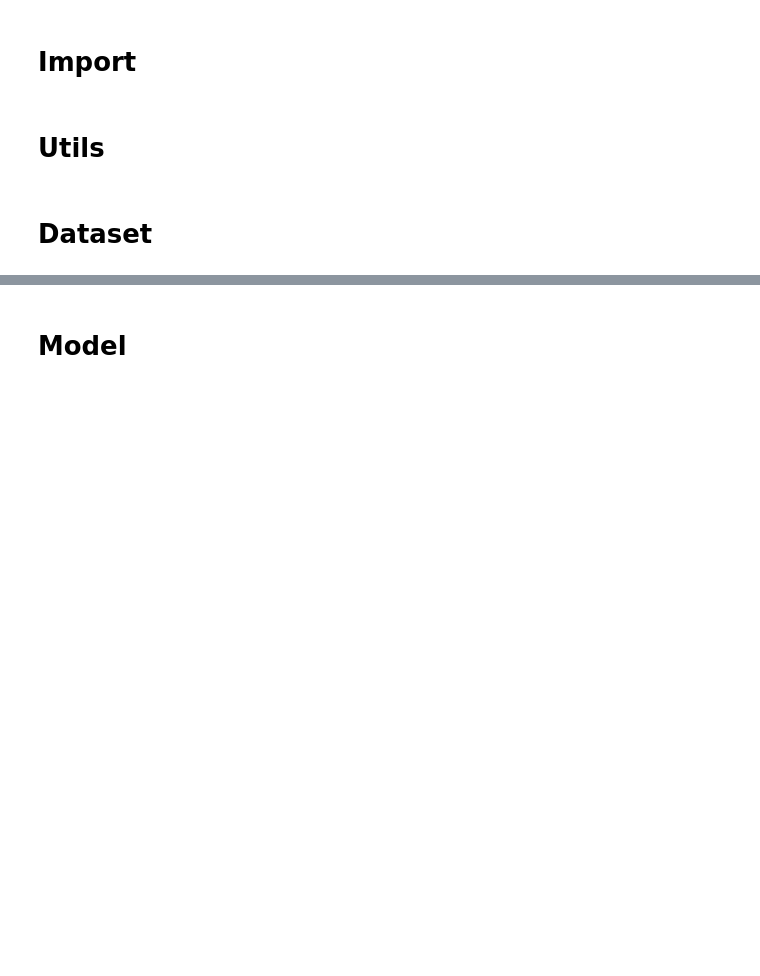
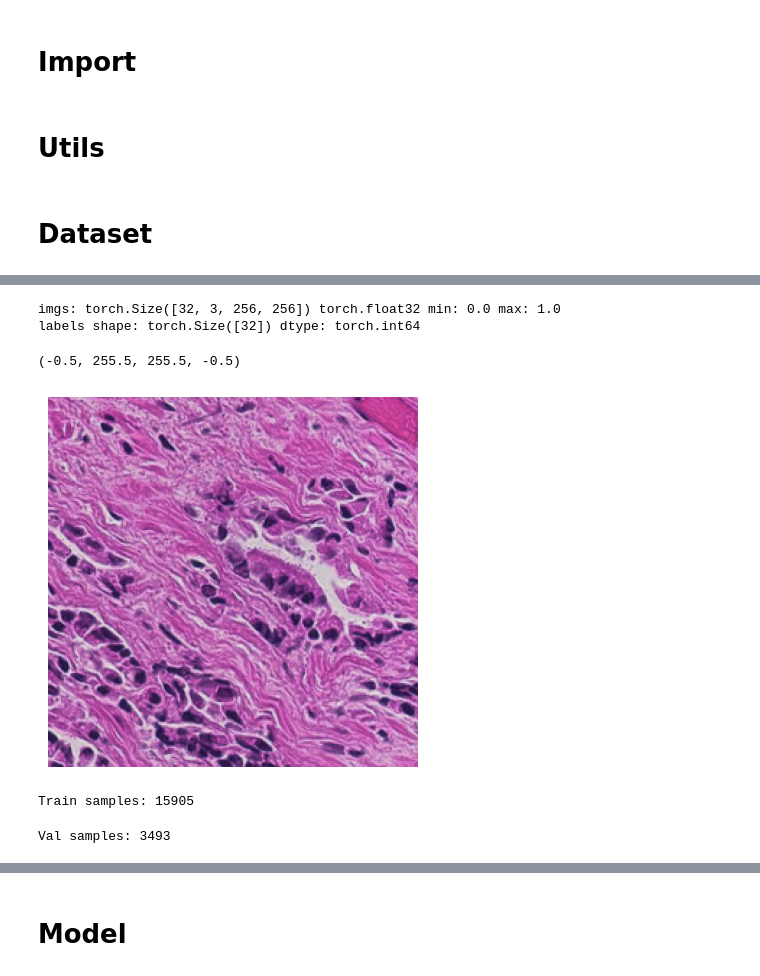
Before and after one commit to amirkasaei/MS-RGCN-Plus, a Jupyter notebook: feature_extractor_6class/ResNet.ipynb, the cells around one changed output, grey strips where cells are left out. Cells and saved outputs as stored; diff of their text form; code cells hidden in the pictures; blank space fills up the shorter version.

Commit message:
feature extractor training

```diff
--- a/feature_extractor_6class/ResNet.ipynb
+++ b/feature_extractor_6class/ResNet.ipynb
@@ -29,13 +29,18 @@ elif fold == 'fold3':
 # else:
 #     assert False 'Please choose the correct fold! - {"fold1", "fold2", "fold3"}'
 
-# model_results_path = 'model/' + str(magnification) + '/' + fold + '/aug_model'
-model_results_path = 'MS-RGCN-Plus/models/model_VPC/' + str(magnification) + '/' + fold + '/256_aug_model'
+# NEW: path to labels CSV + soft/hard label switch
+labels_csv = "../data/VPC/patch_labels_majority.csv"  # <-- set to your CSV path
+use_soft_labels = False  # True to use p0..p5; False to use hard_label
+
+# model path unchanged
+model_results_path = '../models/model_VPC/' + str(magnification) + '/' + fold + '/256_aug_model'
+
+os.makedirs(os.path.dirname(model_results_path), exist_ok=True)
 
 
-# path_VPC = '../data/DeepPath_BlockImages/'
-# path_VPC = 'VPC_staintools/'
-path_VPC = "/home/user01/MS-RGCN/data/VPC/multiscale_patches_Train/"
+# Deprecated with CSV (images read via absolute paths in the CSV)
+# path_VPC = "/home/user01/MS-RGCN/data/VPC/multiscale_patches_Train/"
 # %% [markdown]
 # Import
 # %%
@@ -189,6 +150,8 @@ class VPCDataset(Dataset): # VPC might be not robust to augmentaion
 # %%
-dataset_train = VPCDataset(path_VPC, train_slides_vpc, map_vpc, [magnification], stains, False, transform=AUGMENTED_TRANSFORM)
-dataset_val = VPCDataset(path_VPC, val_slides_vpc, map_vpc, [magnification], stains, False, transform=transforms.ToTensor())
+dataset_train = VPCDataset(labels_csv, slide_ids=train_slides_vpc, magnification=magnification,
+                           augmentation=False, transform=AUGMENTED_TRANSFORM, soft_labels=use_soft_labels)
+dataset_val = VPCDataset(labels_csv, slide_ids=val_slides_vpc, magnification=magnification,
+                         augmentation=False, transform=transforms.ToTensor(), soft_labels=use_soft_labels)
 # %%
 train_loader = DataLoader(dataset=dataset_train, batch_size=batch_size, num_workers=2, shuffle=True, pin_memory=False)
 val_loader = DataLoader(dataset=dataset_val, batch_size=batch_size, num_workers=2, shuffle=False, pin_memory=False)
@@ -213,0 +158,29 @@ print(len(dataset_val))
+# %%
+iterator = iter(train_loader)
+batch = next(iterator)
+
+imgs = batch['img']          # shape: [B, 3, 256, 256]
+labels = batch['label']      # hard: [B], soft: [B, 6] if use_soft_labels=True
+# %%
+
+print("imgs:", imgs.shape, imgs.dtype, "min:", imgs.min().item(), "max:", imgs.max().item())
+print("labels shape:", getattr(labels, "shape", None), "dtype:", getattr(labels, "dtype", type(labels)))
+# %% [output]
+imgs: torch.Size([32, 3, 256, 256]) torch.float32 min: 0.0 max: 1.0
+labels shape: torch.Size([32]) dtype: torch.int64
+# %%
+# Show one image
+idx = 1 if imgs.shape[0] > 1 else 0
+plt.imshow(imgs[idx].cpu().permute(1, 2, 0))
+plt.axis("off")
+# %% [output]
+(-0.5, 255.5, 255.5, -0.5)
+[figure, added]
+# %%
+print("Train samples:", len(dataset_train))
+# %% [output]
+Train samples: 15905
+# %%
+print("Val samples:", len(dataset_val))
+# %% [output]
+Val samples: 3493
```
Also changed, not shown: parts of 14 cells of this notebook.
